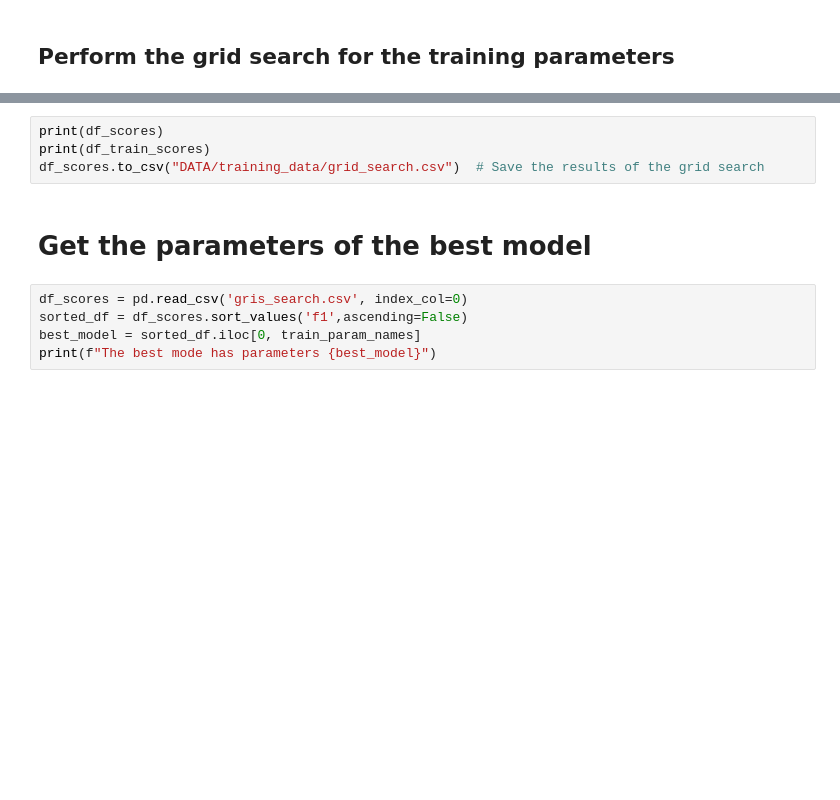
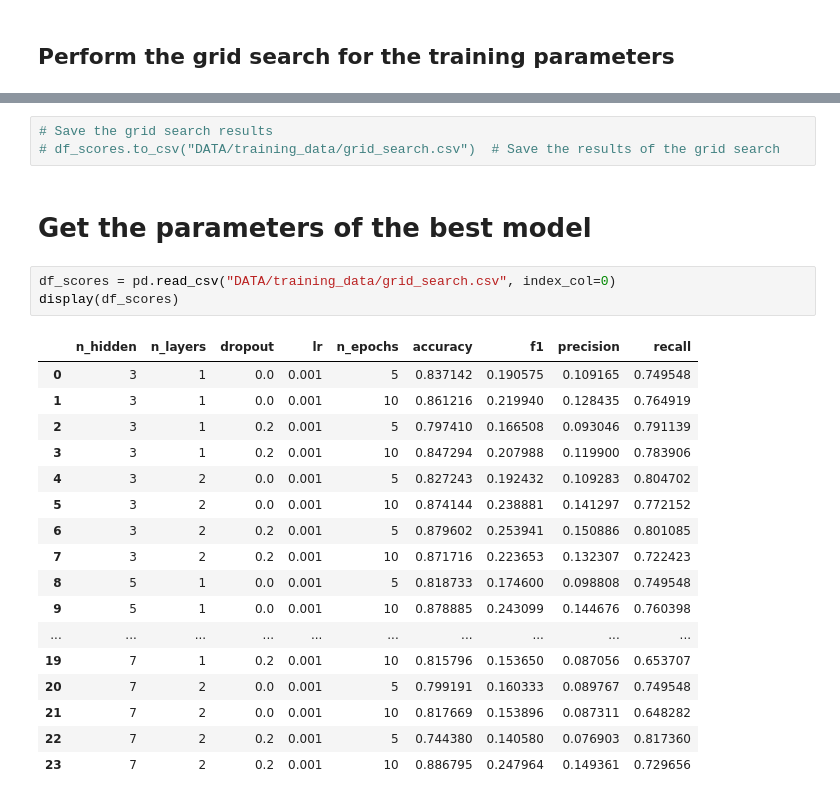
Before and after one commit to CS-433/ml-project-2-ml4esa, a Jupyter notebook: Grid_Search.ipynb, the cells around one changed output, grey strips where cells are left out. Saved outputs shown, nothing was run; the diff lists cells and outputs as text; blank space fills up the shorter version.

Commit message:
grid search fake run

```diff
--- a/Grid_Search.ipynb
+++ b/Grid_Search.ipynb
@@ -245,11 +251,26 @@ Epoch 10, Loss: 0.9098678231239319, Val Loss: 2.53838477099656
 # %%
-print(df_scores)
-print(df_train_scores)
-df_scores.to_csv("DATA/training_data/grid_search.csv")  # Save the results of the grid search
+# Save the grid search results
+# df_scores.to_csv("DATA/training_data/grid_search.csv")  # Save the results of the grid search
 # %% [markdown]
 # Get the parameters of the best model
 # %%
-df_scores = pd.read_csv('gris_search.csv', index_col=0)
-sorted_df = df_scores.sort_values('f1',ascending=False)
-best_model = sorted_df.iloc[0, train_param_names]
-print(f"The best mode has parameters {best_model}")
+df_scores = pd.read_csv("DATA/training_data/grid_search.csv", index_col=0)
+display(df_scores)
+# %% [output]
+|  | n_hidden | n_layers | dropout | lr | n_epochs | accuracy | f1 | precision | recall |
+| 0 | 3 | 1 | 0.0 | 0.001 | 5 | 0.837142 | 0.190575 | 0.109165 | 0.749548 |
+| 1 | 3 | 1 | 0.0 | 0.001 | 10 | 0.861216 | 0.219940 | 0.128435 | 0.764919 |
+| 2 | 3 | 1 | 0.2 | 0.001 | 5 | 0.797410 | 0.166508 | 0.093046 | 0.791139 |
+| 3 | 3 | 1 | 0.2 | 0.001 | 10 | 0.847294 | 0.207988 | 0.119900 | 0.783906 |
+| 4 | 3 | 2 | 0.0 | 0.001 | 5 | 0.827243 | 0.192432 | 0.109283 | 0.804702 |
+| 5 | 3 | 2 | 0.0 | 0.001 | 10 | 0.874144 | 0.238881 | 0.141297 | 0.772152 |
+| 6 | 3 | 2 | 0.2 | 0.001 | 5 | 0.879602 | 0.253941 | 0.150886 | 0.801085 |
+| 7 | 3 | 2 | 0.2 | 0.001 | 10 | 0.871716 | 0.223653 | 0.132307 | 0.722423 |
+| 8 | 5 | 1 | 0.0 | 0.001 | 5 | 0.818733 | 0.174600 | 0.098808 | 0.749548 |
+| 9 | 5 | 1 | 0.0 | 0.001 | 10 | 0.878885 | 0.243099 | 0.144676 | 0.760398 |
+| ... | ... | ... | ... | ... | ... | ... | ... | ... | ... |
+| 19 | 7 | 1 | 0.2 | 0.001 | 10 | 0.815796 | 0.153650 | 0.087056 | 0.653707 |
+| 20 | 7 | 2 | 0.0 | 0.001 | 5 | 0.799191 | 0.160333 | 0.089767 | 0.749548 |
+| 21 | 7 | 2 | 0.0 | 0.001 | 10 | 0.817669 | 0.153896 | 0.087311 | 0.648282 |
+| 22 | 7 | 2 | 0.2 | 0.001 | 5 | 0.744380 | 0.140580 | 0.076903 | 0.817360 |
+| 23 | 7 | 2 | 0.2 | 0.001 | 10 | 0.886795 | 0.247964 | 0.149361 | 0.729656 |
```
Also changed, not shown: parts of 5 cells of this notebook.
